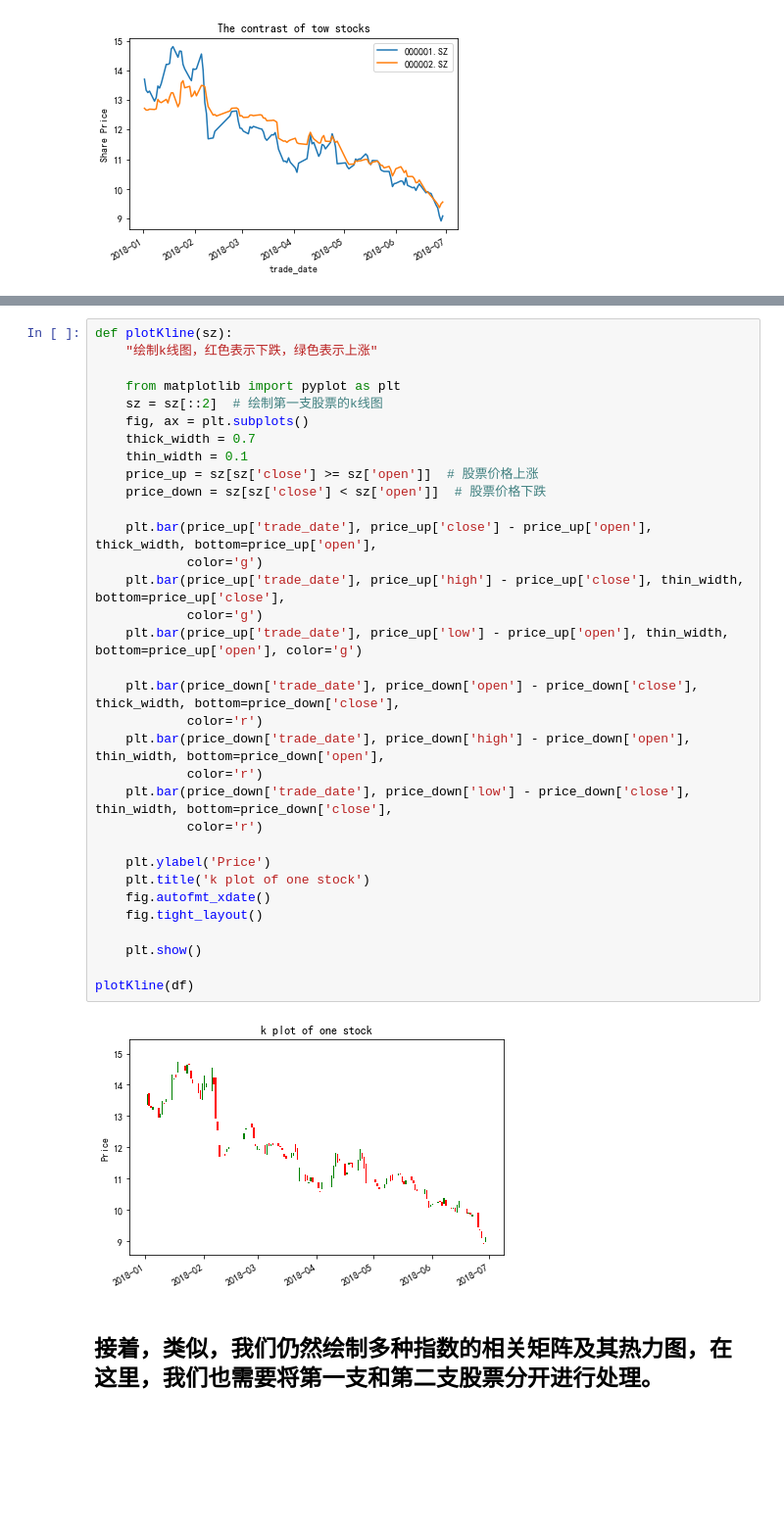
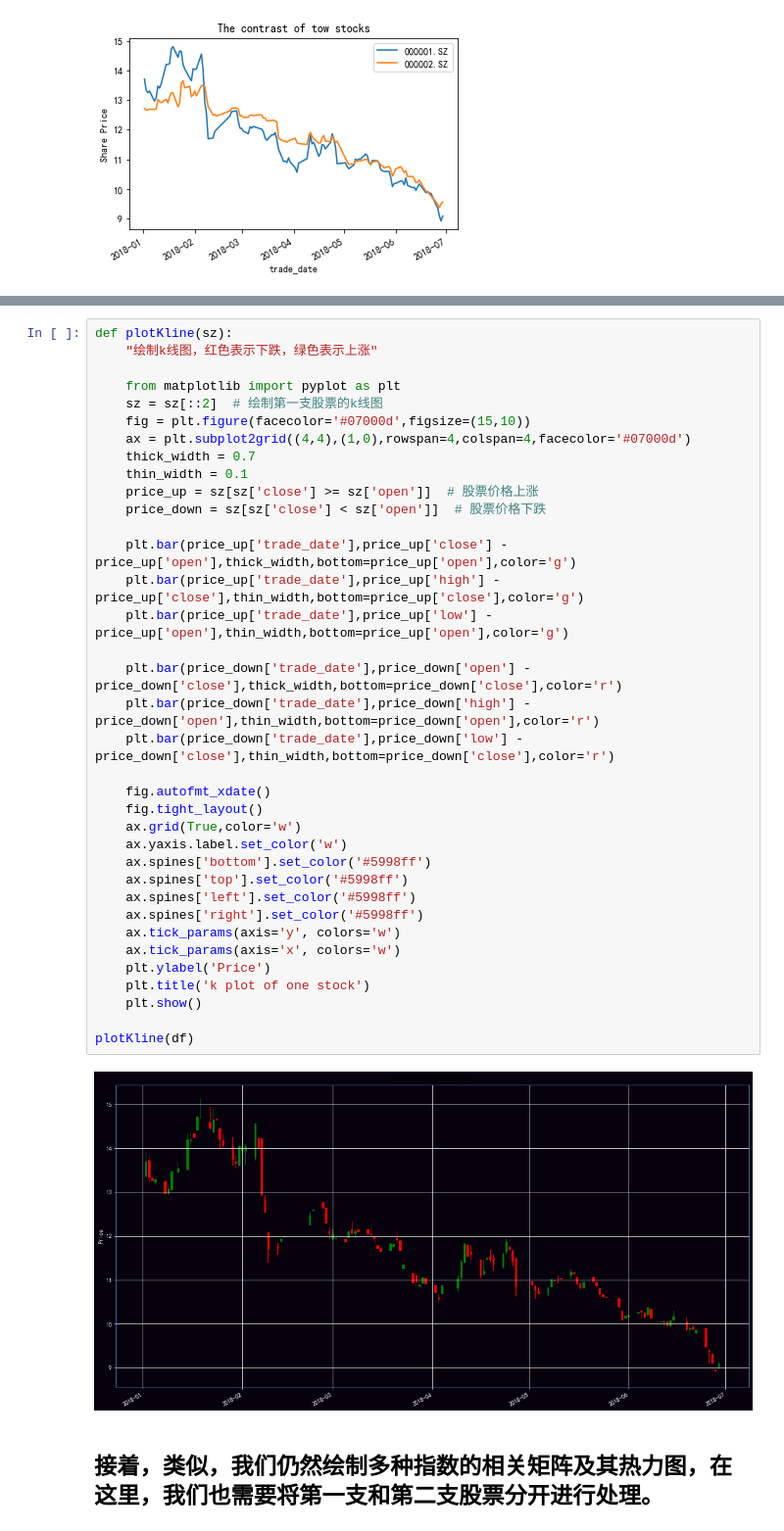
Before and after one commit to syxhust/2020-8-teamwork, a Jupyter notebook: teamwork.ipynb, the cells around one changed output, grey strips where cells are left out. Shown at 98% size. Saved outputs shown, nothing was run; the diff lists cells and outputs as text; blank space fills up the shorter version.

```diff
--- a/teamwork.ipynb
+++ b/teamwork.ipynb
@@ -146,38 +146,41 @@ plotContrast(df)
 # %%
 def plotKline(sz):
     "绘制k线图，红色表示下跌，绿色表示上涨"
 
     from matplotlib import pyplot as plt
     sz = sz[::2]  # 绘制第一支股票的k线图
-    fig, ax = plt.subplots()
+    fig = plt.figure(facecolor='#07000d',figsize=(15,10))
+    ax = plt.subplot2grid((4,4),(1,0),rowspan=4,colspan=4,facecolor='#07000d')
     thick_width = 0.7
     thin_width = 0.1
     price_up = sz[sz['close'] >= sz['open']]  # 股票价格上涨
     price_down = sz[sz['close'] < sz['open']]  # 股票价格下跌
 
-    plt.bar(price_up['trade_date'], price_up['close'] - price_up['open'], thick_width, bottom=price_up['open'],
-            color='g')
-    plt.bar(price_up['trade_date'], price_up['high'] - price_up['close'], thin_width, bottom=price_up['close'],
-            color='g')
-    plt.bar(price_up['trade_date'], price_up['low'] - price_up['open'], thin_width, bottom=price_up['open'], color='g')
+    plt.bar(price_up['trade_date'],price_up['close'] - price_up['open'],thick_width,bottom=price_up['open'],color='g')
+    plt.bar(price_up['trade_date'],price_up['high'] - price_up['close'],thin_width,bottom=price_up['close'],color='g')
+    plt.bar(price_up['trade_date'],price_up['low'] - price_up['open'],thin_width,bottom=price_up['open'],color='g')
 
-    plt.bar(price_down['trade_date'], price_down['open'] - price_down['close'], thick_width, bottom=price_down['close'],
-            color='r')
-    plt.bar(price_down['trade_date'], price_down['high'] - price_down['open'], thin_width, bottom=price_down['open'],
-            color='r')
-    plt.bar(price_down['trade_date'], price_down['low'] - price_down['close'], thin_width, bottom=price_down['close'],
-            color='r')
+    plt.bar(price_down['trade_date'],price_down['open'] - price_down['close'],thick_width,bottom=price_down['close'],color='r')
+    plt.bar(price_down['trade_date'],price_down['high'] - price_down['open'],thin_width,bottom=price_down['open'],color='r')
+    plt.bar(price_down['trade_date'],price_down['low'] - price_down['close'],thin_width,bottom=price_down['close'],color='r')
 
+    fig.autofmt_xdate()
+    fig.tight_layout()
+    ax.grid(True,color='w')
+    ax.yaxis.label.set_color('w')
+    ax.spines['bottom'].set_color('#5998ff')
+    ax.spines['top'].set_color('#5998ff')
+    ax.spines['left'].set_color('#5998ff')
+    ax.spines['right'].set_color('#5998ff')
+    ax.tick_params(axis='y', colors='w')
+    ax.tick_params(axis='x', colors='w')
     plt.ylabel('Price')
     plt.title('k plot of one stock')
-    fig.autofmt_xdate()
-    fig.tight_layout()
-
     plt.show()
 
 plotKline(df)
 # %% [output]
-[figure, old version]
+[figure, new version]
 # %% [markdown]
  ## 接着，类似，我们仍然绘制多种指数的相关矩阵及其热力图，在这里，我们也需要将第一支和第二支股票分开进行处理。
 # %%
```
Also changed, not shown: parts of 2 cells of this notebook.
